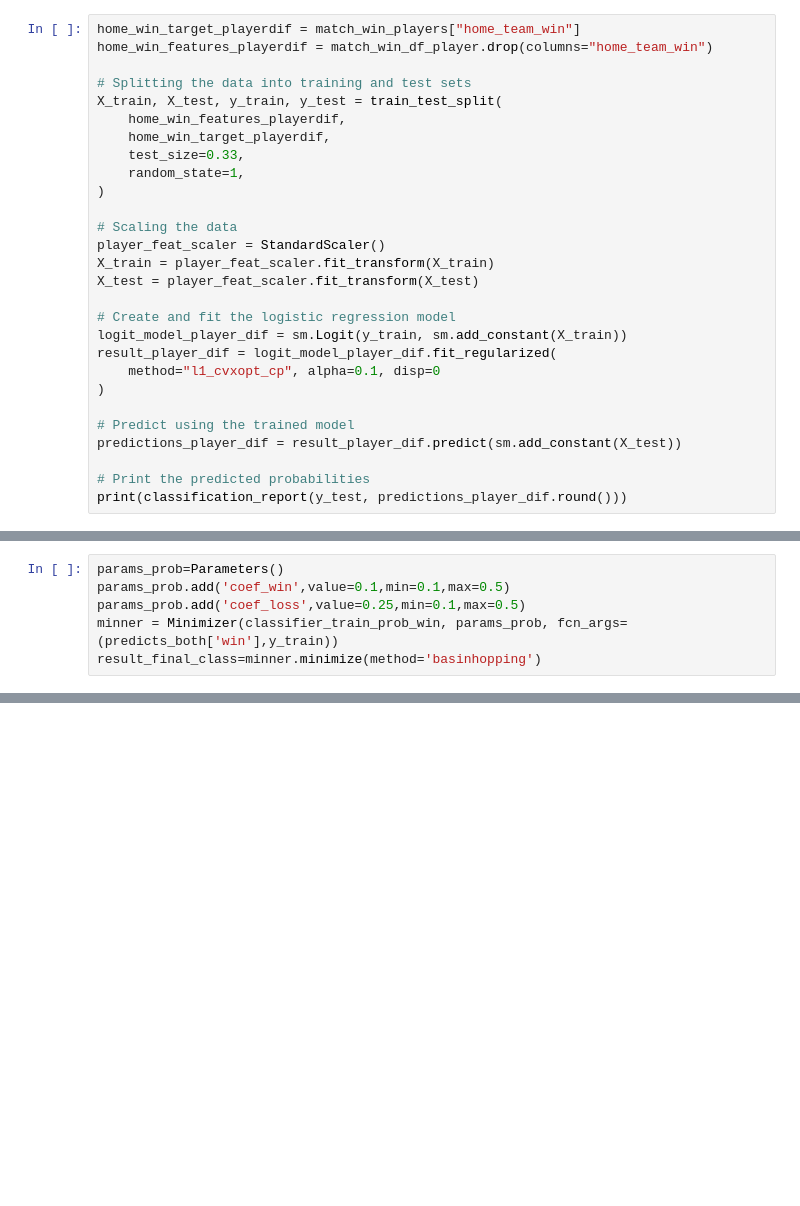
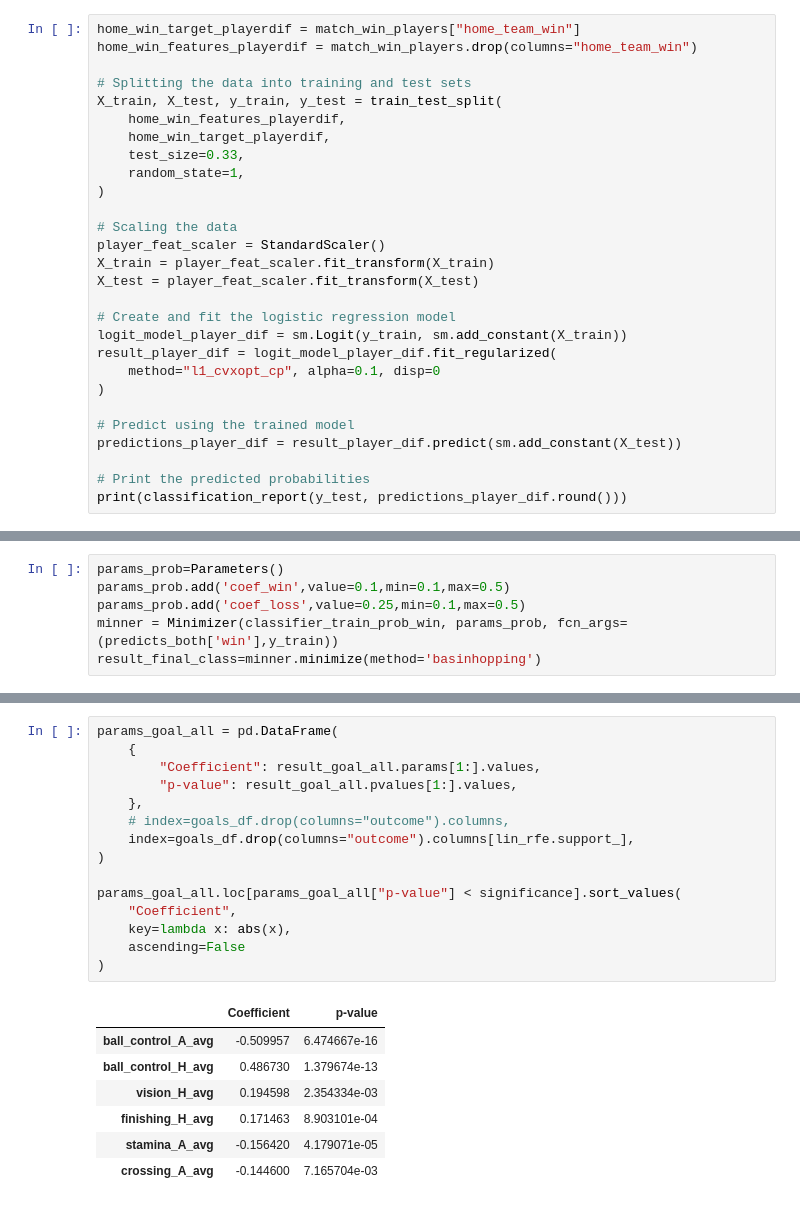
Before and after one commit to gediminas-skvarnavicius/football-db-analysis, a Jupyter notebook: analysis.ipynb, the cells around one changed output, grey strips where cells are left out. Drawn from its saved outputs; the diff is of its cells as text; blank space fills up the shorter version.

```diff
--- a/analysis.ipynb
+++ b/analysis.ipynb
@@ -1269,7 +1297,7 @@ match_win_df_player = match_win_df_player[
 ##### Logistic regression using player attribute differences
 # %%
 home_win_target_playerdif = match_win_players["home_team_win"]
-home_win_features_playerdif = match_win_df_player.drop(columns="home_team_win")
+home_win_features_playerdif = match_win_players.drop(columns="home_team_win")
 
 # Splitting the data into training and test sets
 X_train, X_test, y_train, y_test = train_test_split(
@@ -1808,0 +1895,23 @@ SELECT league_id, count(id) from Match group by league_id"""
+# %%
+params_goal_all = pd.DataFrame(
+    {
+        "Coefficient": result_goal_all.params[1:].values,
+        "p-value": result_goal_all.pvalues[1:].values,
+    },
+    # index=goals_df.drop(columns="outcome").columns,
+    index=goals_df.drop(columns="outcome").columns[lin_rfe.support_],
+)
+
+params_goal_all.loc[params_goal_all["p-value"] < significance].sort_values(
+    "Coefficient",
+    key=lambda x: abs(x),
+    ascending=False
+)
+# %% [output]
+|  | Coefficient | p-value |
+| ball_control_A_avg | -0.509957 | 6.474667e-16 |
+| ball_control_H_avg | 0.486730 | 1.379674e-13 |
+| vision_H_avg | 0.194598 | 2.354334e-03 |
+| finishing_H_avg | 0.171463 | 8.903101e-04 |
+| stamina_A_avg | -0.156420 | 4.179071e-05 |
+| crossing_A_avg | -0.144600 | 7.165704e-03 |
```
Also changed, not shown: parts of 32 cells of this notebook, 1 other file.
